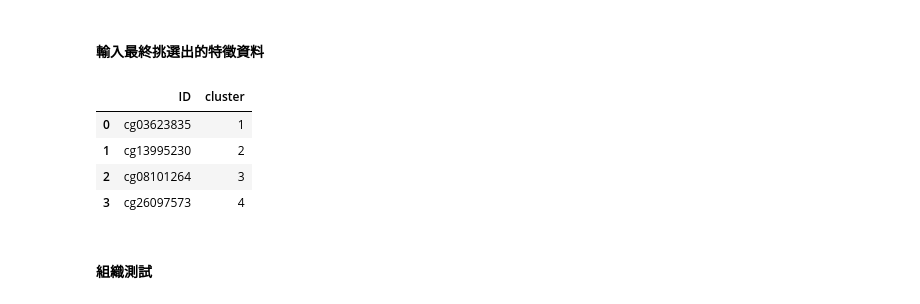
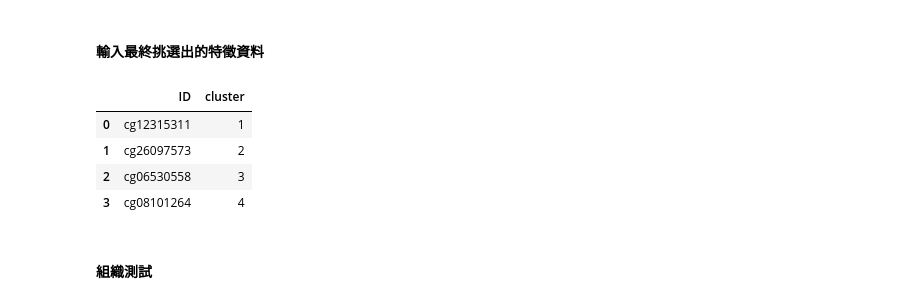
Before and after one commit to BioTechCo/main_project, a Jupyter notebook: rectal/ml/combination_test.ipynb, the cells around one changed output. Cells and saved outputs as stored; diff of their text form; code cells hidden in the pictures.

```diff
--- a/rectal/ml/combination_test.ipynb
+++ b/rectal/ml/combination_test.ipynb
@@ -150,18 +150,18 @@ def predict_comb(
 # %%
 cluster_num = 4  # 總共群數
 # 須包含ID和cluster欄位
 final_gene = pd.DataFrame()
-final_gene["ID"] = ["cg03623835","cg13995230","cg08101264","cg26097573"]
+final_gene["ID"] = ["cg12315311","cg26097573","cg06530558","cg08101264"]
 final_gene["cluster"] = [1,2,3,4]
 if (is_unique(final_gene["cluster"])) == False:
     print("Need unique cluster. Please modify input data.")
 final_gene
 # %% [output]
 |  | ID | cluster |
-| 0 | cg03623835 | 1 |
-| 1 | cg13995230 | 2 |
-| 2 | cg08101264 | 3 |
-| 3 | cg26097573 | 4 |
+| 0 | cg12315311 | 1 |
+| 1 | cg26097573 | 2 |
+| 2 | cg06530558 | 3 |
+| 3 | cg08101264 | 4 |
 # %% [markdown]
 #### 組織測試
 # %% [markdown]
```
Also changed, not shown: parts of 9 cells of this notebook, 3 other files.
